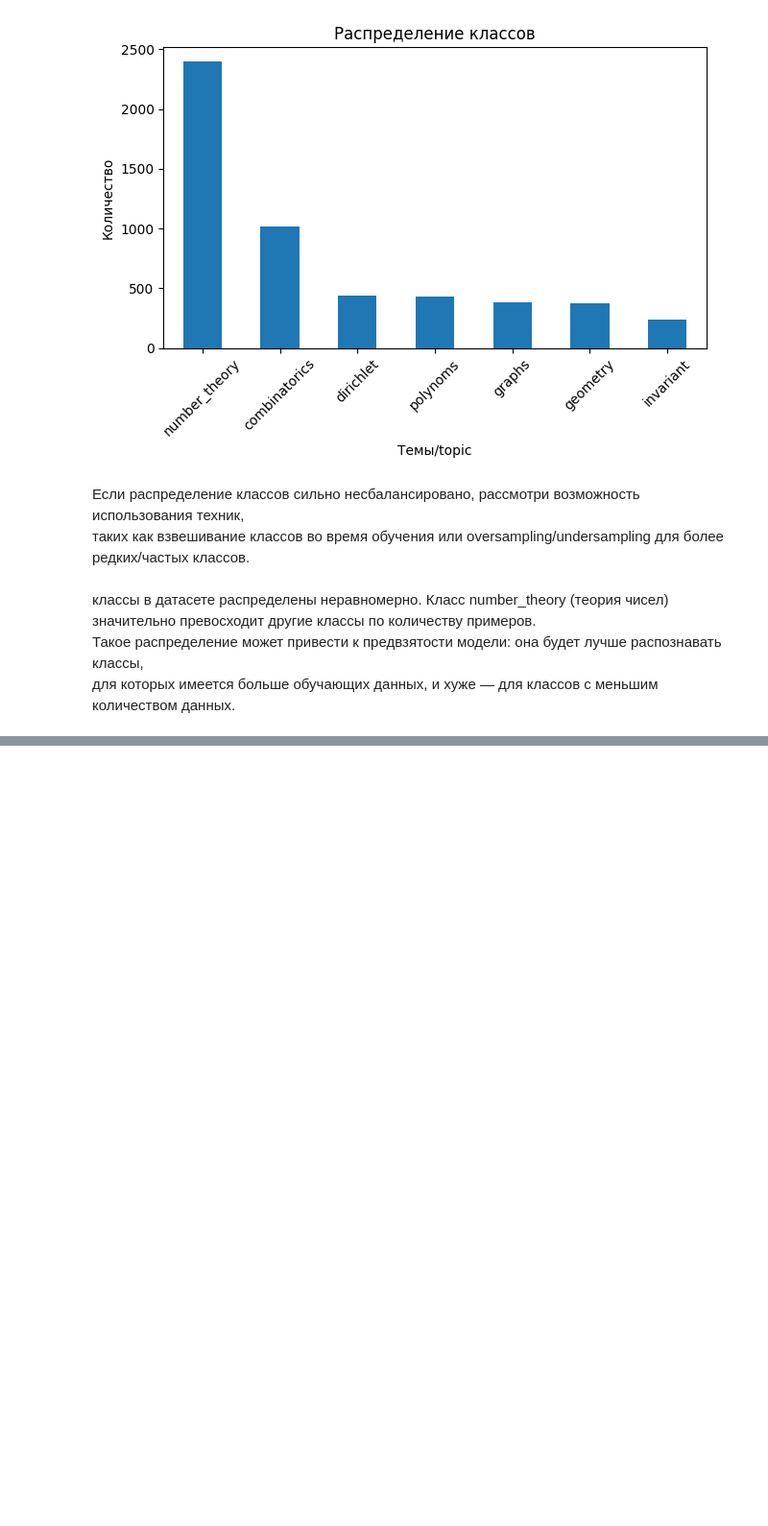
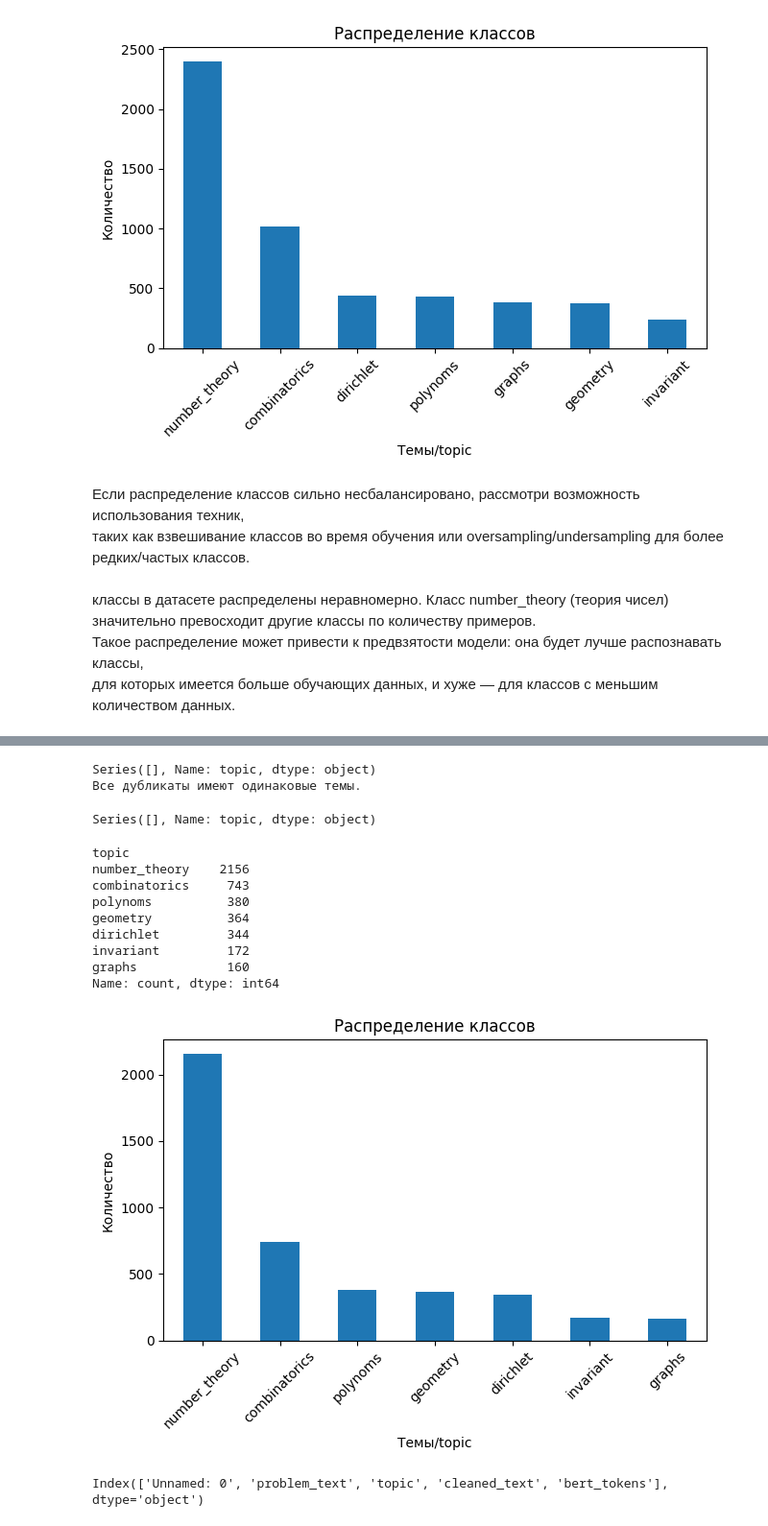
Before and after one commit to syurakshinps/MLDL, a Jupyter notebook: notebook25d0a35e1a.ipynb, the cells around one changed output, grey strips where cells are left out. Shown at 96% size. Cells and saved outputs as stored; diff of their text form; code cells hidden in the pictures; blank space fills up the shorter version.

```diff
--- a/notebook25d0a35e1a.ipynb
+++ b/notebook25d0a35e1a.ipynb
@@ -103,0 +181,22 @@ Index(['Unnamed: 0', 'problem_text', 'topic'], dtype='object')
+# %%
+# Проверяем количество уникальных задач и общее количество задач
+unique_problems = len(data['problem_text'].unique())
+total_problems = len(data['problem_text'])
+
+print(f"Уникальных задач: {unique_problems}")
+print(f"Всего задач: {total_problems}")
+
+# Если общее количество больше числа уникальных, значит есть дубликаты
+if total_problems > unique_problems:
+    print("В датасете есть повторяющиеся задачи.")
+
+    # Мы можем вывести количество дубликатов следующим образом
+    duplicates = data['problem_text'].duplicated().sum()
+    print(f"Количество дубликатов: {duplicates}")
+
+    # Если нужно исследовать сами дубликаты, можно их вывести
+    duplicate_texts = data[data['problem_text'].duplicated(keep=False)]
+    print(duplicate_texts[['problem_text', 'topic']])  # Показываем текст задачи и тему
+
+    # Удаление дубликатов, если это необходимо
+    data = data.drop_duplicates(subset=['problem_text'])
@@ -103,0 +243,52 @@ Index(['Unnamed: 0', 'problem_text', 'topic'], dtype='object')
+# %%
+# Найдем все дубликаты с помощью флага keep=False, чтобы увидеть все повторяющиеся записи
+duplicate_entries = data[data['problem_text'].duplicated(keep=False)]
+
+# Группируем дублирующиеся записи по тексту задачи и смотрим уникальные темы в каждой группе
+grouped_duplicates = duplicate_entries.groupby('problem_text')['topic'].agg(set)
+
+# Выводим те группы, где количество тем больше одной
+non_unique_topics = grouped_duplicates[grouped_duplicates.apply(len) > 1]
+print(non_unique_topics)
+
+# Если есть такие группы, покажем их
+if not non_unique_topics.empty:
+    print(f"Найдены неоднозначные категории для некоторых дубликатов: \n{non_unique_topics}")
+else:
+    print("Все дубликаты имеют одинаковые темы.")
+# %% [output]
+Series([], Name: topic, dtype: object)
+Все дубликаты имеют одинаковые темы.
+# %%
+print(grouped_duplicates)
+# %% [output]
+Series([], Name: topic, dtype: object)
+# %%
+class_counts = data['topic'].value_counts()
+
+# Выведем количество данных по каждой теме
+print(class_counts)
+
+# Построим график распределения классов
+class_counts.plot(kind='bar')
+plt.title('Распределение классов')
+plt.xlabel('Темы/topic')
+plt.xticks(rotation=45)
+plt.tight_layout()
+plt.ylabel('Количество')
+plt.show()
+# %% [output]
+topic
+number_theory    2156
+combinatorics     743
+polynoms          380
+geometry          364
+dirichlet         344
+invariant         172
+graphs            160
+Name: count, dtype: int64
+[figure, added]
+# %%
+data.columns
+# %% [output]
+Index(['Unnamed: 0', 'problem_text', 'topic', 'cleaned_text', 'bert_tokens'], dtype='object')
```
Also changed, not shown: parts of 25 cells of this notebook.
